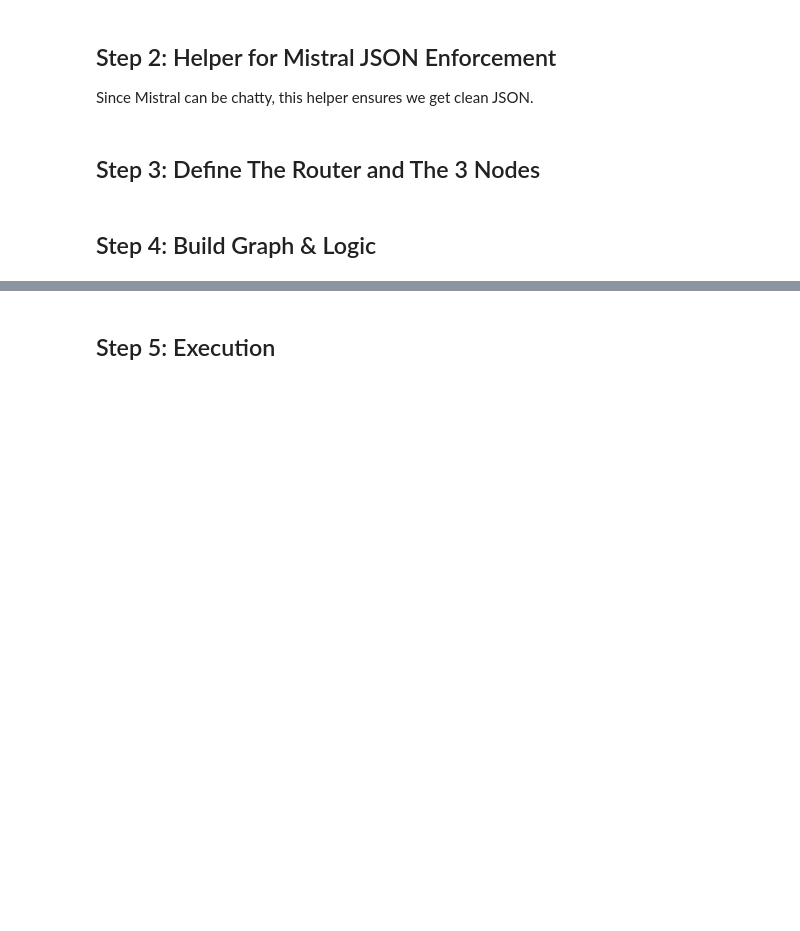
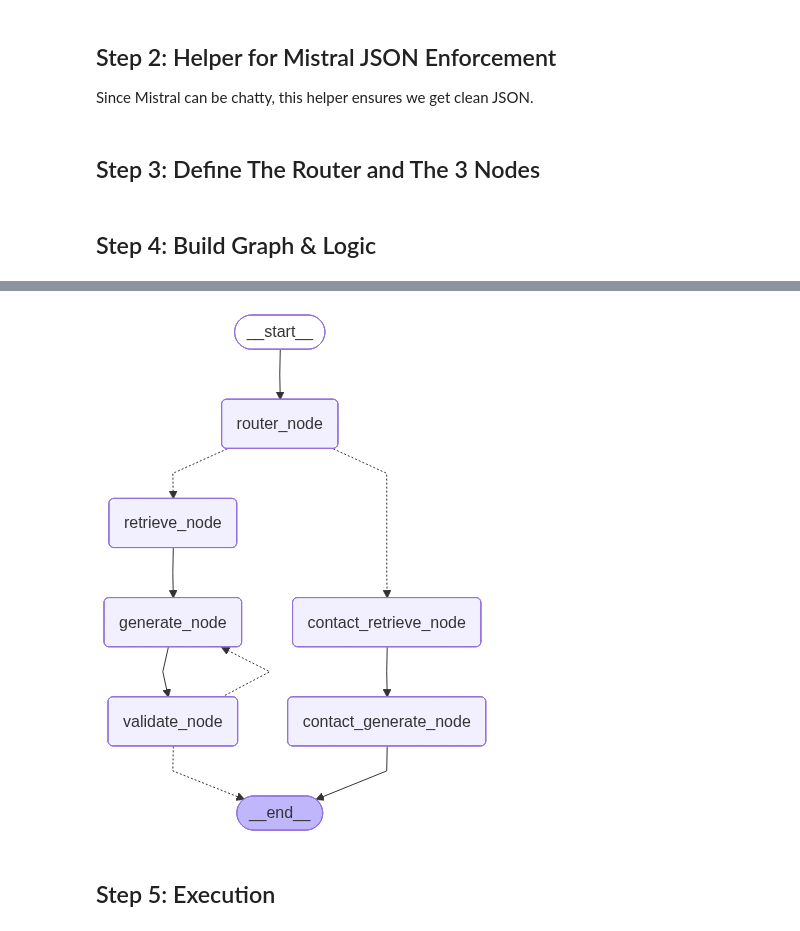
Before and after one commit to Aalyanraza/LMKRChatbot, a Jupyter notebook: LMKR_RAG_Chatbot.ipynb, the cells around one changed output, grey strips where cells are left out. Cells and saved outputs as stored; diff of their text form; code cells hidden in the pictures; blank space fills up the shorter version.

Commit message:
divided contact node into 2

```diff
--- a/LMKR_RAG_Chatbot.ipynb
+++ b/LMKR_RAG_Chatbot.ipynb
@@ -211,7 +211,7 @@ def scrape_contact_tool():
 
 class RouteDecision(BaseModel):
     """Router output model."""
-    destination: Literal["contact_node", "retrieve_node"] = Field(
+    destination: Literal["contact_retrieve_node", "retrieve_node"] = Field(
         description="The next node to run. Choose 'contact_node' for address/email/phone queries. Choose 'retrieve_node' for everything else."
     )
 # %%
@@ -459,3 +387,76 @@ Image(app.get_graph().draw_mermaid_png())
+# %%
+# --- 6. Edge Logic ---
+
+def router(state: AgentState):
+    validation = state["validation"]
+    retry_count = state.get("retry_count", 0)
+
+    if validation and validation.is_valid:
+        print("✅ Validation Passed.")
+        return END
+
+    if retry_count >= 2:
+        print("🛑 Max retries reached. Returning best effort.")
+        return END
+
+    print(f"🔄 Validation Failed: {validation.reason if validation else 'Unknown'}. Regenerating...")
+    return "generate_node" # Loop back to generation
+
+# --- 7. Build Updated Graph ---
+
+workflow = StateGraph(AgentState)
+
+# 1. Add All Nodes
+workflow.add_node("router_node", router_node)
+
+# New Split Contact Nodes
+workflow.add_node("contact_retrieve_node", contact_retrieve_node)
+workflow.add_node("contact_generate_node", contact_generate_node)
+
+# Existing Standard RAG Nodes
+workflow.add_node("retrieve_node", retrieve_node)
+workflow.add_node("generate_node", generate_node)
+workflow.add_node("validate_node", validate_node)
+
+# 2. Set Entry Point
+workflow.set_entry_point("router_node")
+
+# 3. Conditional Edge (Router)
+workflow.add_conditional_edges(
+    "router_node",
+    lambda x: x["destination"],
+    {
+        "contact_retrieve_node": "contact_retrieve_node",
+        "retrieve_node": "retrieve_node"
+    }
+)
+
+# 4. Connect Contact Flow (Retrieve -> Generate -> END)
+workflow.add_edge("contact_retrieve_node", "contact_generate_node")
+workflow.add_edge("contact_generate_node", END) # No validation, as requested
+
+# 5. Connect Standard RAG Flow (Retrieve -> Generate -> Validate)
+workflow.add_edge("retrieve_node", "generate_node")
+workflow.add_edge("generate_node", "validate_node")
+
+# 6. Connect Validation Logic (Loop or End)
+workflow.add_conditional_edges(
+    "validate_node",
+    router,
+    {
+        END: END,
+        "generate_node": "generate_node"
+    }
+)
+
+# Compile
+app = workflow.compile()
+
+# Visualize
+from IPython.display import Image
+Image(app.get_graph().draw_mermaid_png())
+# %% [output]
+[figure, added]
 # %% [markdown]
 ## Step 5: Execution
 # %%
```
Also changed, not shown: parts of 3 cells of this notebook.
